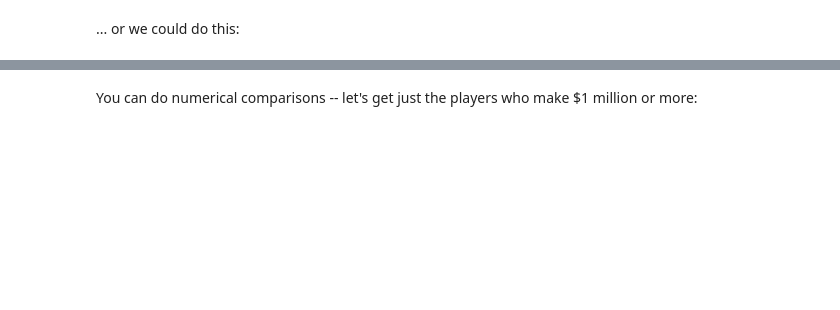
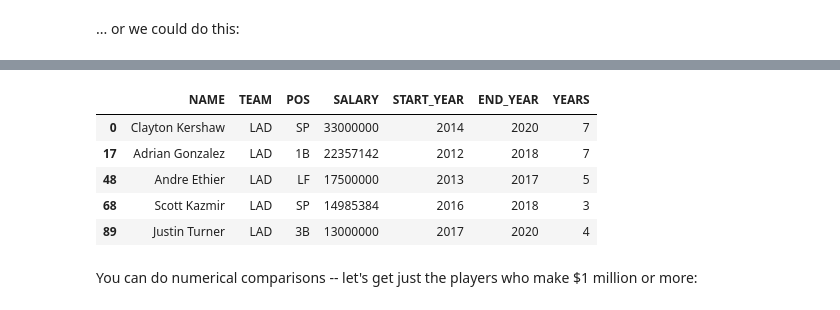
Before and after one commit to cjwinchester/ire-2018-python-for-data-analysis, a Jupyter notebook: appendix/Filtering columns and rows in pandas.ipynb, the cells around one changed output, grey strips where cells are left out. Cells and saved outputs as stored; diff of their text form; code cells hidden in the pictures; blank space fills up the shorter version.

```diff
--- a/appendix/Filtering columns and rows in pandas.ipynb
+++ b/appendix/Filtering columns and rows in pandas.ipynb
@@ -46,7 +74,14 @@ For example, let's say you wanted to filter this data to include just the Los An
 # %%
 lad = df[df['TEAM'] == 'LAD']
 # %%
-lad
+lad.head()
+# %% [output]
+|  | NAME | TEAM | POS | SALARY | START_YEAR | END_YEAR | YEARS |
+| 0 | Clayton Kershaw | LAD | SP | 33000000 | 2014 | 2020 | 7 |
+| 17 | Adrian Gonzalez | LAD | 1B | 22357142 | 2012 | 2018 | 7 |
+| 48 | Andre Ethier | LAD | LF | 17500000 | 2013 | 2017 | 5 |
+| 68 | Scott Kazmir | LAD | SP | 14985384 | 2016 | 2018 | 3 |
+| 89 | Justin Turner | LAD | 3B | 13000000 | 2017 | 2020 | 4 |
 # %% [markdown]
 You can do numerical comparisons -- let's get just the players who make $1 million or more:
 # %%
```
Also changed, not shown: parts of 14 cells of this notebook, 5 other files.
